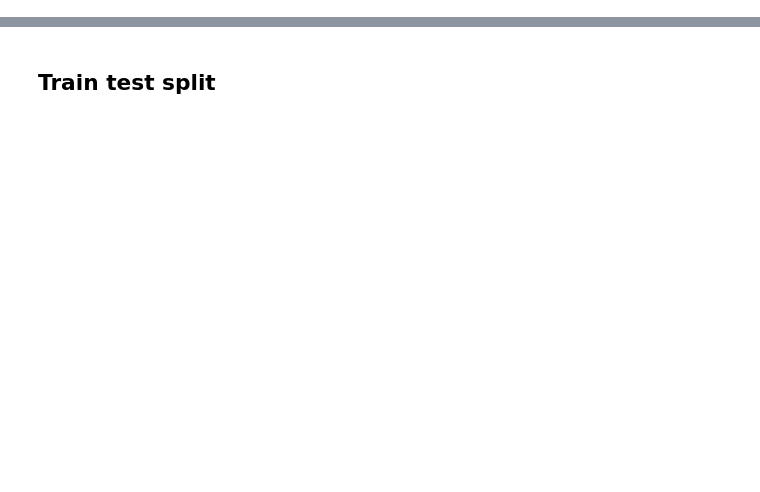
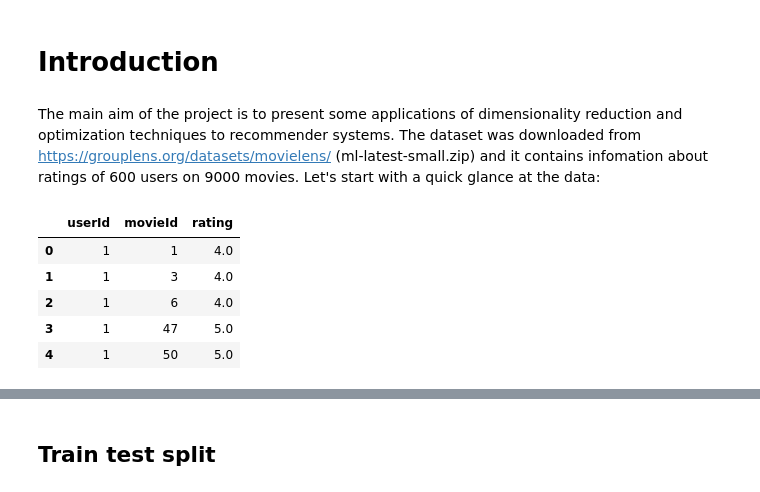
Before and after one commit to keroiw/RecommenderSystems, a Jupyter notebook: RecommenderSystems.ipynb, the cells around one changed output, grey strips where cells are left out. Saved outputs shown, nothing was run; the diff lists cells and outputs as text; code cells hidden in the pictures; blank space fills up the shorter version.

```diff
--- a/RecommenderSystems.ipynb
+++ b/RecommenderSystems.ipynb
@@ -1,3 +1,5 @@
+# %% [markdown]
+# Introduction
 # %%
 import matplotlib.pyplot as plt
 import numpy as np
@@ -14,6 +18,16 @@ from sklearn.model_selection import train_test_split
 from surprise import SVD
 from surprise import Dataset, Reader
 from surprise.model_selection import cross_validate, train_test_split, RandomizedSearchCV, split
+# %% [markdown]
+The main aim of the project is to present some applications of dimensionality reduction and optimization techniques to recommender systems. The dataset was downloaded from https://grouplens.org/datasets/movielens/ (ml-latest-small.zip) and it contains infomation about ratings of 600 users on 9000 movies. Let's start with a quick glance at the data:
 # %%
 ratings_path = os.path.join(os.getcwd(), os.path.join('ml-latest-small', 'ratings.csv'))
 data = pd.read_csv(ratings_path).drop(["timestamp"], axis=1)
+data.head()
+# %% [output]
+|  | userId | movieId | rating |
+| 0 | 1 | 1 | 4.0 |
+| 1 | 1 | 3 | 4.0 |
+| 2 | 1 | 6 | 4.0 |
+| 3 | 1 | 47 | 5.0 |
+| 4 | 1 | 50 | 5.0 |
```
Also changed, not shown: parts of 25 cells of this notebook.
